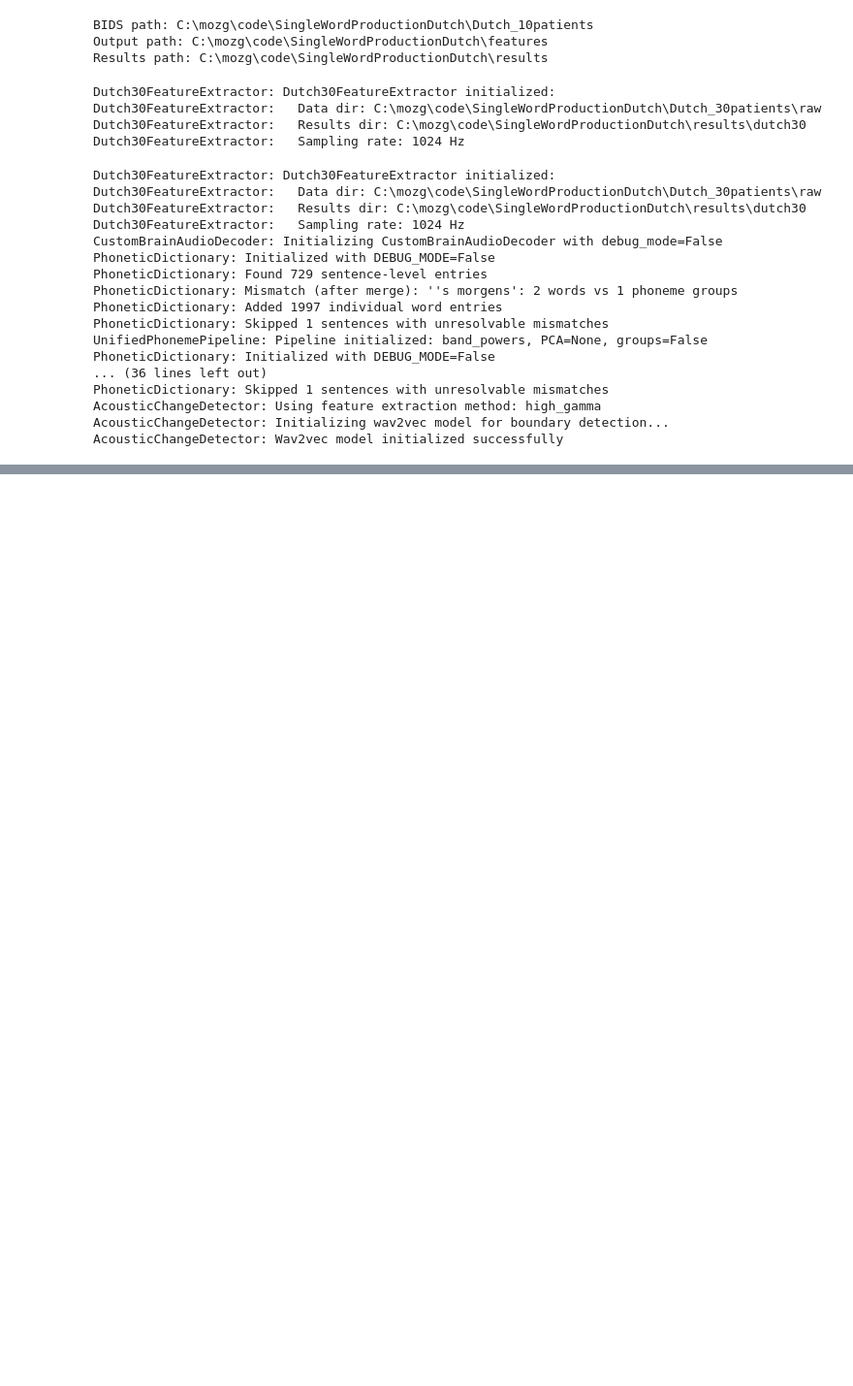
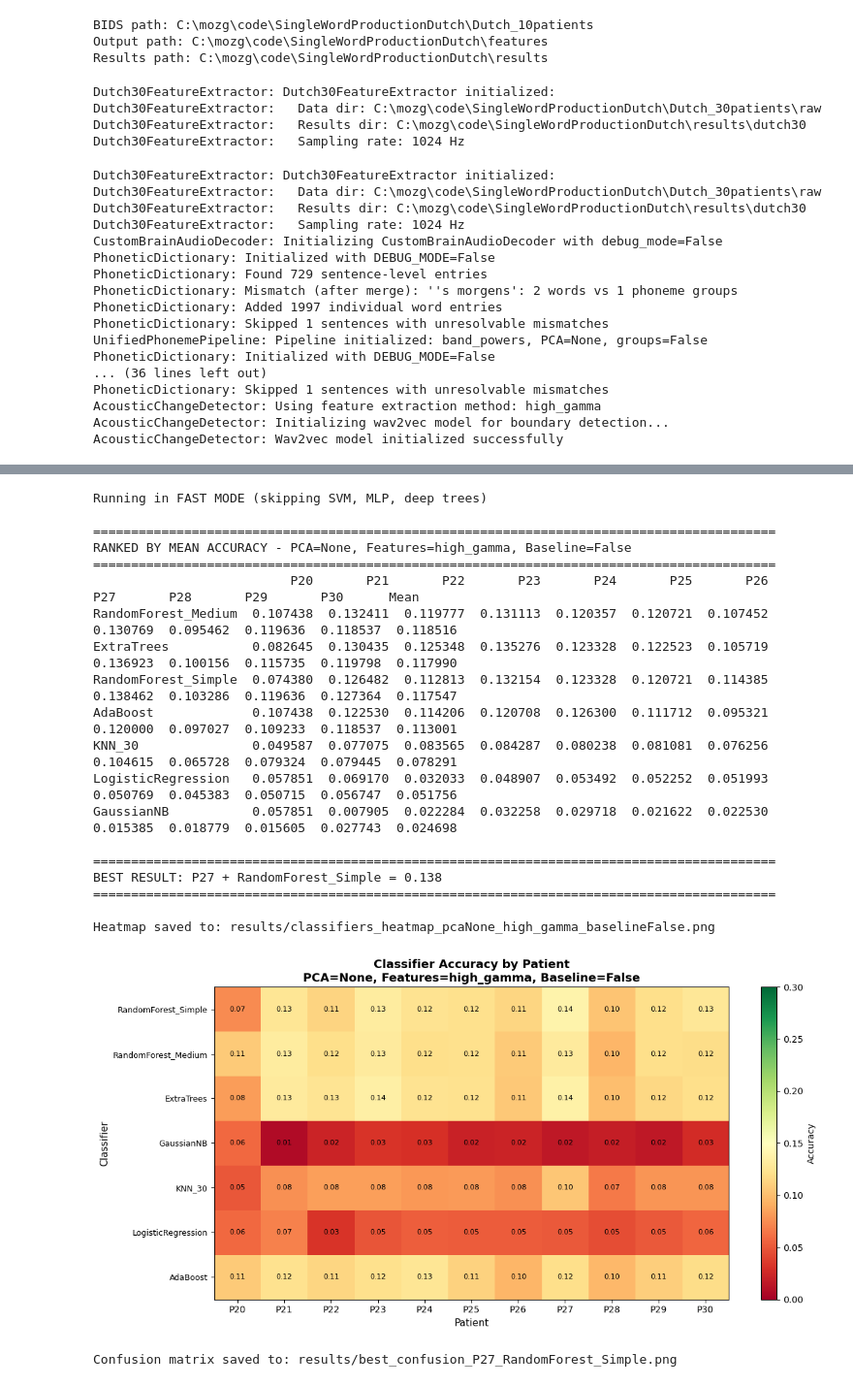
Before and after one commit to irina-kalmykoff/brain_project, a Jupyter notebook: parse_features_of_30_patients_wav2vec-Copy1.ipynb, the cells around one changed output, grey strips where cells are left out. Shown at 97% size. Saved outputs shown, nothing was run; the diff lists cells and outputs as text; code cells hidden in the pictures; blank space fills up the shorter version.

```diff
--- a/parse_features_of_30_patients_wav2vec-Copy1.ipynb
+++ b/parse_features_of_30_patients_wav2vec-Copy1.ipynb
@@ -323,0 +833,29 @@ Train data so far: 19025 phonemes
+# %%
+results, df_sorted, detailed = train_simple_classifiers(
+    high_gamma_pipeline,
+    save_path='results/',
+    fast_mode=True,
+    show_best_confusion=True
+)
+# %% [output]
+Running in FAST MODE (skipping SVM, MLP, deep trees)
+
+==========================================================================================
+RANKED BY MEAN ACCURACY - PCA=None, Features=high_gamma, Baseline=False
+==========================================================================================
+                          P20       P21       P22       P23       P24       P25       P26       P27       P28       P29       P30      Mean
+RandomForest_Medium  0.107438  0.132411  0.119777  0.131113  0.120357  0.120721  0.107452  0.130769  0.095462  0.119636  0.118537  0.118516
+ExtraTrees           0.082645  0.130435  0.125348  0.135276  0.123328  0.122523  0.105719  0.136923  0.100156  0.115735  0.119798  0.117990
+RandomForest_Simple  0.074380  0.126482  0.112813  0.132154  0.123328  0.120721  0.114385  0.138462  0.103286  0.119636  0.127364  0.117547
+AdaBoost             0.107438  0.122530  0.114206  0.120708  0.126300  0.111712  0.095321  0.120000  0.097027  0.109233  0.118537  0.113001
+KNN_30               0.049587  0.077075  0.083565  0.084287  0.080238  0.081081  0.076256  0.104615  0.065728  0.079324  0.079445  0.078291
+LogisticRegression   0.057851  0.069170  0.032033  0.048907  0.053492  0.052252  0.051993  0.050769  0.045383  0.050715  0.056747  0.051756
+GaussianNB           0.057851  0.007905  0.022284  0.032258  0.029718  0.021622  0.022530  0.015385  0.018779  0.015605  0.027743  0.024698
+
+==========================================================================================
+BEST RESULT: P27 + RandomForest_Simple = 0.138
+==========================================================================================
+
+Heatmap saved to: results/classifiers_heatmap_pcaNone_high_gamma_baselineFalse.png
+[figure, added]
+Confusion matrix saved to: results/best_confusion_P27_RandomForest_Simple.png
```
Also changed, not shown: parts of 32 cells of this notebook, 2 other files.
